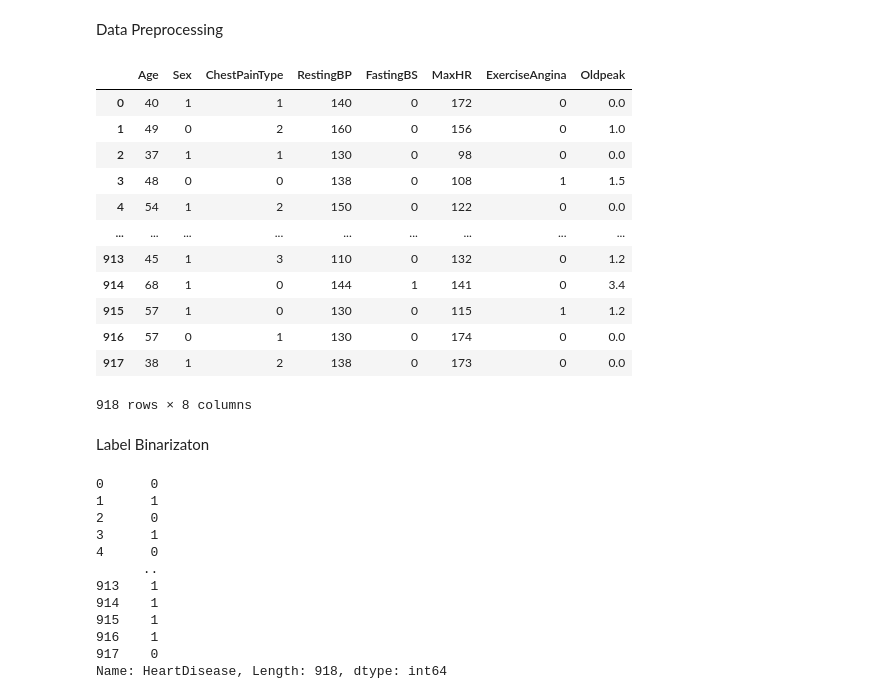
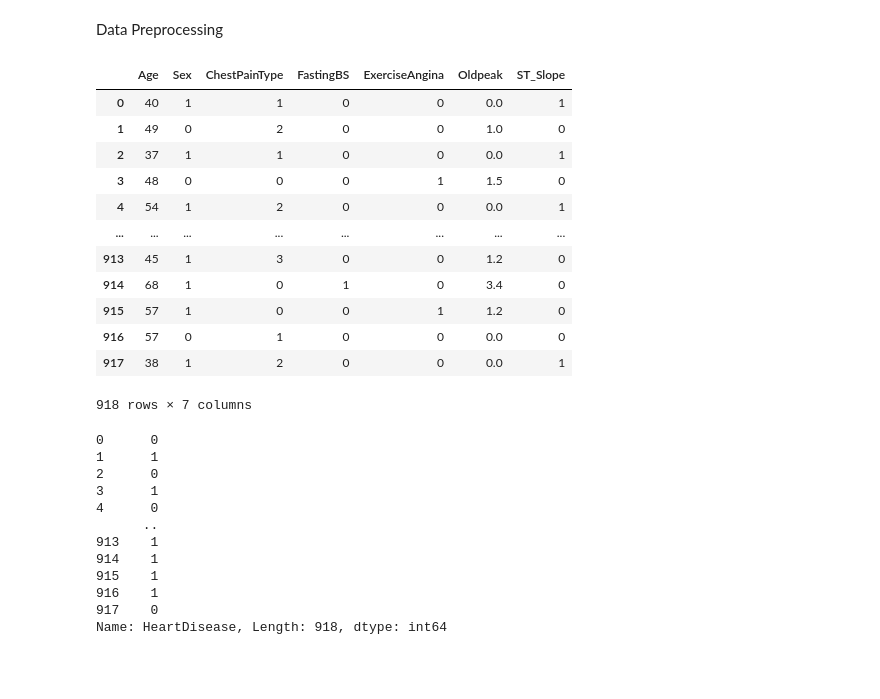
Before and after one commit to bobbybenny8084/heart-disease-prediction, a Jupyter notebook: boby.ipynb, the cells around one changed output. Drawn from its saved outputs; the diff is of its cells as text; code cells hidden in the pictures; blank space fills up the shorter version.

```diff
--- a/boby.ipynb
+++ b/boby.ipynb
@@ -133,24 +109,22 @@ sns.heatmap(dataset.corr(), xticklabels=dataset.corr().columns, yticklabels=data
 Data Preprocessing
 # %%
 # separate the data and Label
-X = dataset[['Age', 'Sex', 'ChestPainType', 'RestingBP', 'FastingBS', 'MaxHR','ExerciseAngina', 'Oldpeak']]
+X = dataset[['Age', 'Sex', 'ChestPainType', 'FastingBS','ExerciseAngina', 'Oldpeak','ST_Slope']]
 X
 # %% [output]
-|  | Age | Sex | ChestPainType | RestingBP | FastingBS | MaxHR | ExerciseAngina | Oldpeak |
-| 0 | 40 | 1 | 1 | 140 | 0 | 172 | 0 | 0.0 |
-| 1 | 49 | 0 | 2 | 160 | 0 | 156 | 0 | 1.0 |
-| 2 | 37 | 1 | 1 | 130 | 0 | 98 | 0 | 0.0 |
-| 3 | 48 | 0 | 0 | 138 | 0 | 108 | 1 | 1.5 |
-| 4 | 54 | 1 | 2 | 150 | 0 | 122 | 0 | 0.0 |
-| ... | ... | ... | ... | ... | ... | ... | ... | ... |
-| 913 | 45 | 1 | 3 | 110 | 0 | 132 | 0 | 1.2 |
-| 914 | 68 | 1 | 0 | 144 | 1 | 141 | 0 | 3.4 |
-| 915 | 57 | 1 | 0 | 130 | 0 | 115 | 1 | 1.2 |
-| 916 | 57 | 0 | 1 | 130 | 0 | 174 | 0 | 0.0 |
-| 917 | 38 | 1 | 2 | 138 | 0 | 173 | 0 | 0.0 |
+|  | Age | Sex | ChestPainType | FastingBS | ExerciseAngina | Oldpeak | ST_Slope |
+| 0 | 40 | 1 | 1 | 0 | 0 | 0.0 | 1 |
+| 1 | 49 | 0 | 2 | 0 | 0 | 1.0 | 0 |
+| 2 | 37 | 1 | 1 | 0 | 0 | 0.0 | 1 |
+| 3 | 48 | 0 | 0 | 0 | 1 | 1.5 | 0 |
+| 4 | 54 | 1 | 2 | 0 | 0 | 0.0 | 1 |
+| ... | ... | ... | ... | ... | ... | ... | ... |
+| 913 | 45 | 1 | 3 | 0 | 0 | 1.2 | 0 |
+| 914 | 68 | 1 | 0 | 1 | 0 | 3.4 | 0 |
+| 915 | 57 | 1 | 0 | 0 | 1 | 1.2 | 0 |
+| 916 | 57 | 0 | 1 | 0 | 0 | 0.0 | 0 |
+| 917 | 38 | 1 | 2 | 0 | 0 | 0.0 | 1 |
-918 rows × 8 columns
+918 rows × 7 columns
-# %% [markdown]
-Label Binarizaton
 # %%
 Y = dataset['HeartDisease']
 # %%
```
Also changed, not shown: parts of 8 cells of this notebook, 5 other files.
